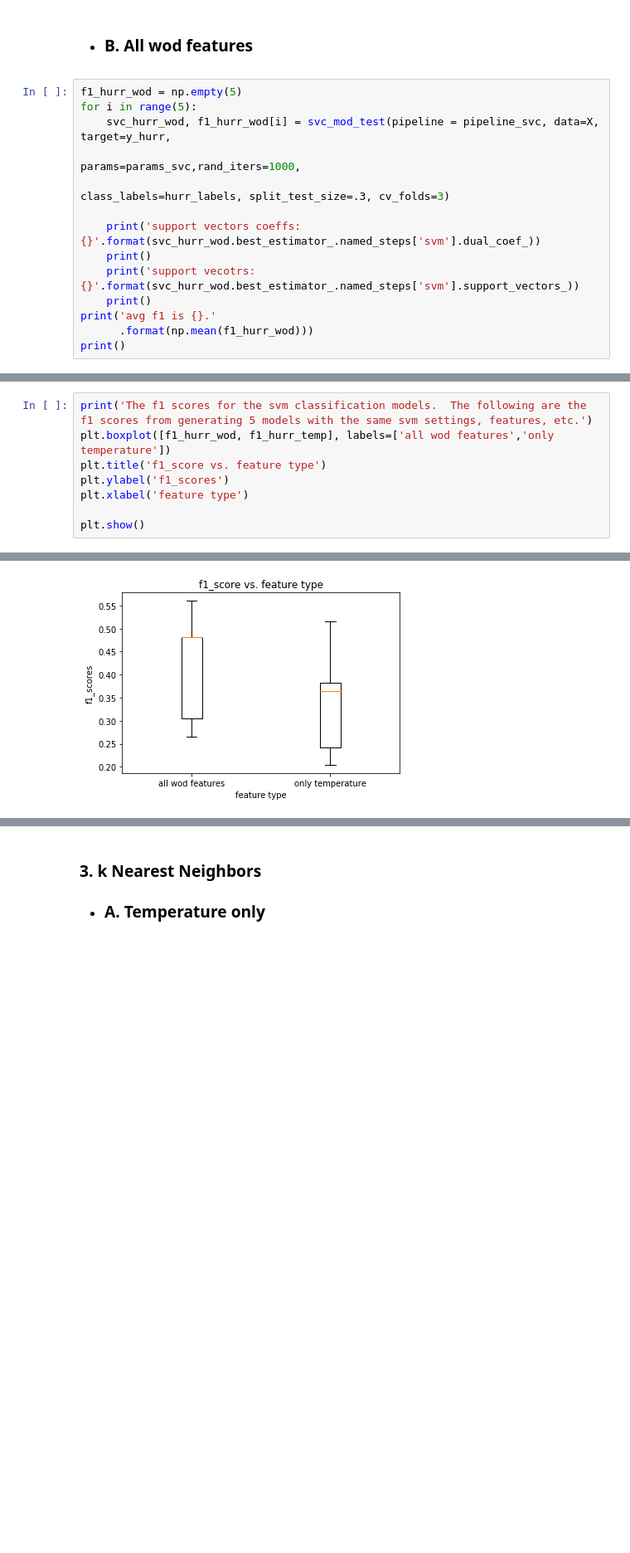
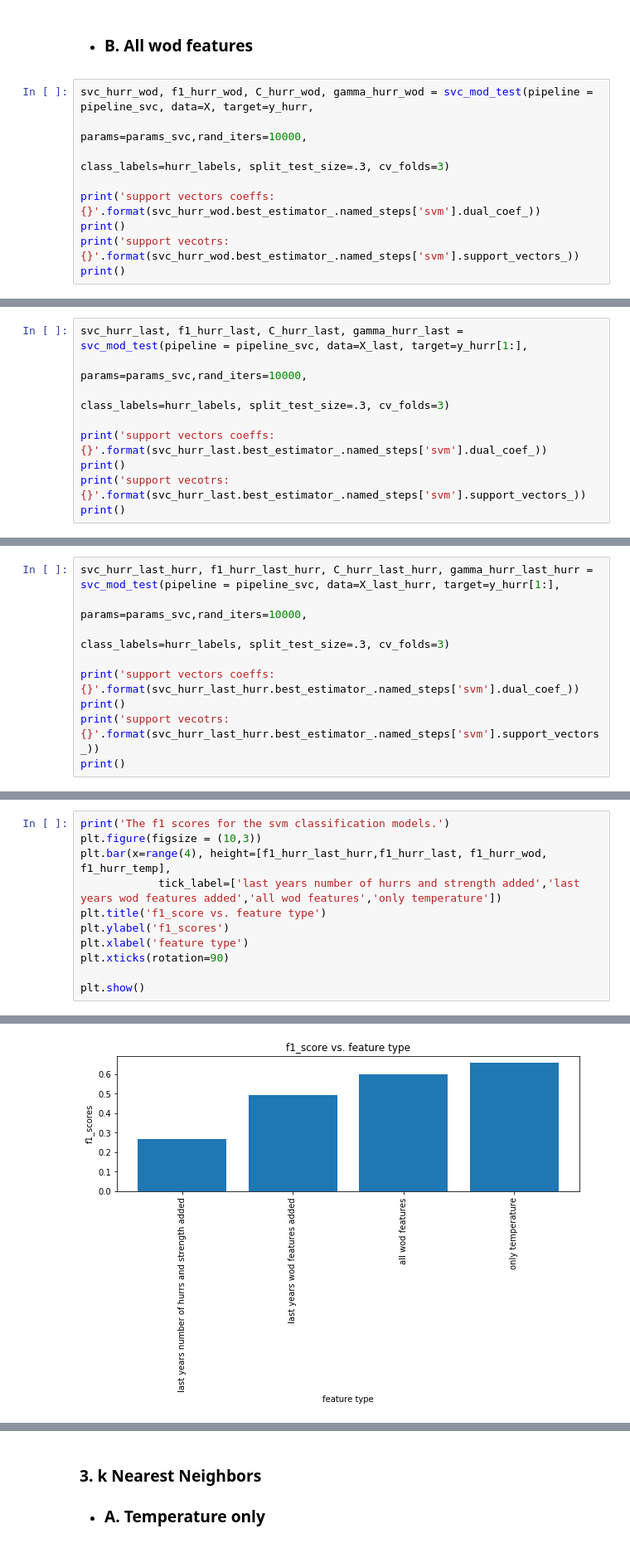
Before and after one commit to chill7627/Predicting-Hurricane-Season-Impacts, a Jupyter notebook: IPYNBs/hurricanes_machine_learning.ipynb, the cells around one changed output, grey strips where cells are left out. Shown at 83% size. Saved outputs shown, nothing was run; the diff lists cells and outputs as text; blank space fills up the shorter version.

```diff
--- a/IPYNBs/hurricanes_machine_learning.ipynb
+++ b/IPYNBs/hurricanes_machine_learning.ipynb
@@ -604,17 +402,12 @@ avg f1 is 0.34222853535353537.
 # %% [markdown]
 * ### B. All wod features
 # %%
-f1_hurr_wod = np.empty(5)
-for i in range(5):
-    svc_hurr_wod, f1_hurr_wod[i] = svc_mod_test(pipeline = pipeline_svc, data=X, target=y_hurr,
-                                                              params=params_svc,rand_iters=1000,
+svc_hurr_wod, f1_hurr_wod, C_hurr_wod, gamma_hurr_wod = svc_mod_test(pipeline = pipeline_svc, data=X, target=y_hurr,
+                                                              params=params_svc,rand_iters=10000,
                                                               class_labels=hurr_labels, split_test_size=.3, cv_folds=3)
 
-    print('support vectors coeffs: {}'.format(svc_hurr_wod.best_estimator_.named_steps['svm'].dual_coef_))
-    print()
-    print('support vecotrs: {}'.format(svc_hurr_wod.best_estimator_.named_steps['svm'].support_vectors_))
-    print()
-print('avg f1 is {}.'
-      .format(np.mean(f1_hurr_wod)))
+print('support vectors coeffs: {}'.format(svc_hurr_wod.best_estimator_.named_steps['svm'].dual_coef_))
 print()
+print('support vecotrs: {}'.format(svc_hurr_wod.best_estimator_.named_steps['svm'].support_vectors_))
+print()
 # %% [output]
@@ -705,0 +436,9 @@ avg f1 is 0.41847516412733804.
+# %%
+svc_hurr_last, f1_hurr_last, C_hurr_last, gamma_hurr_last = svc_mod_test(pipeline = pipeline_svc, data=X_last, target=y_hurr[1:],
+                                                              params=params_svc,rand_iters=10000,
+                                                              class_labels=hurr_labels, split_test_size=.3, cv_folds=3)
+
+print('support vectors coeffs: {}'.format(svc_hurr_last.best_estimator_.named_steps['svm'].dual_coef_))
+print()
+print('support vecotrs: {}'.format(svc_hurr_last.best_estimator_.named_steps['svm'].support_vectors_))
+print()
@@ -705,0 +468,9 @@ avg f1 is 0.41847516412733804.
+# %%
+svc_hurr_last_hurr, f1_hurr_last_hurr, C_hurr_last_hurr, gamma_hurr_last_hurr = svc_mod_test(pipeline = pipeline_svc, data=X_last_hurr, target=y_hurr[1:],
+                                                              params=params_svc,rand_iters=10000,
+                                                              class_labels=hurr_labels, split_test_size=.3, cv_folds=3)
+
+print('support vectors coeffs: {}'.format(svc_hurr_last_hurr.best_estimator_.named_steps['svm'].dual_coef_))
+print()
+print('support vecotrs: {}'.format(svc_hurr_last_hurr.best_estimator_.named_steps['svm'].support_vectors_))
+print()
@@ -706,9 +495,12 @@ avg f1 is 0.41847516412733804.
 # %%
-print('The f1 scores for the svm classification models.  The following are the f1 scores from generating 5 models with the same svm settings, features, etc.')
-plt.boxplot([f1_hurr_wod, f1_hurr_temp], labels=['all wod features','only temperature'])
+print('The f1 scores for the svm classification models.')
+plt.figure(figsize = (10,3))
+plt.bar(x=range(4), height=[f1_hurr_last_hurr,f1_hurr_last, f1_hurr_wod, f1_hurr_temp],
+            tick_label=['last years number of hurrs and strength added','last years wod features added','all wod features','only temperature'])
 plt.title('f1_score vs. feature type')
 plt.ylabel('f1_scores')
 plt.xlabel('feature type')
+plt.xticks(rotation=90)
 
 plt.show()
 # %% [output]
@@ -716 +508 @@ The f1 scores for the svm classification models.  The following are the f1 score
-[figure, old version]
+[figure, new version]
```
Also changed, not shown: parts of 47 cells of this notebook.
